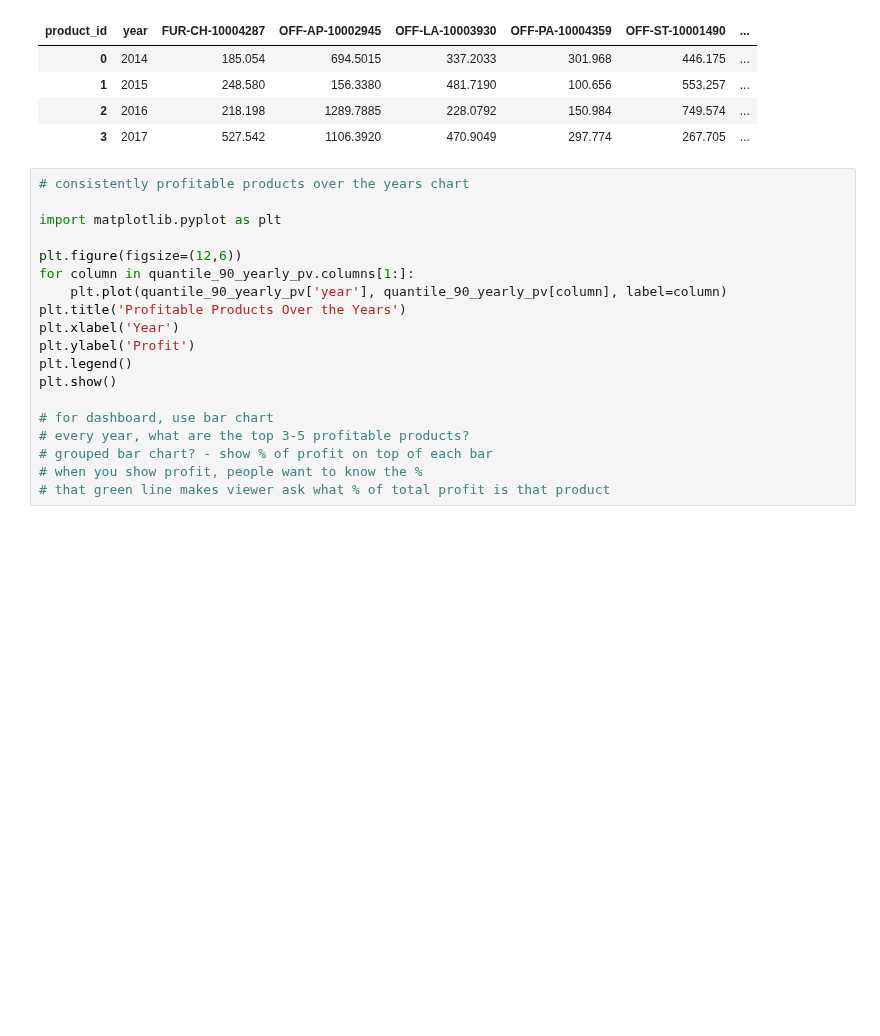
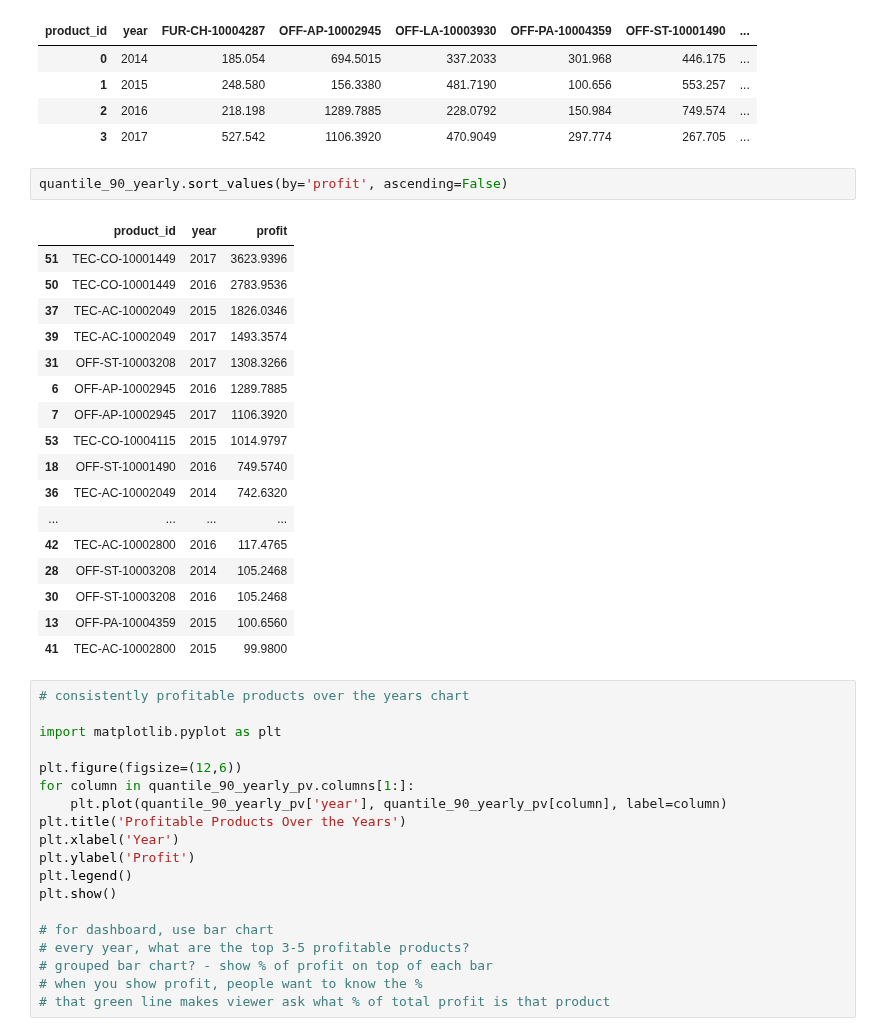
Before and after one commit to Dilcia19/superstore, a Jupyter notebook: notebooks/analysis_in_py.ipynb, the cells around one changed output. Cells and saved outputs as stored; diff of their text form; blank space fills up the shorter version.

```diff
--- a/notebooks/analysis_in_py.ipynb
+++ b/notebooks/analysis_in_py.ipynb
@@ -774,6 +772,26 @@ quantile_90_yearly_pv
 | 1 | 2015 | 248.580 | 156.3380 | 481.7190 | 100.656 | 553.257 | ... |
 | 2 | 2016 | 218.198 | 1289.7885 | 228.0792 | 150.984 | 749.574 | ... |
 | 3 | 2017 | 527.542 | 1106.3920 | 470.9049 | 297.774 | 267.705 | ... |
+# %%
+quantile_90_yearly.sort_values(by='profit', ascending=False)
+# %% [output]
+|  | product_id | year | profit |
+| 51 | TEC-CO-10001449 | 2017 | 3623.9396 |
+| 50 | TEC-CO-10001449 | 2016 | 2783.9536 |
+| 37 | TEC-AC-10002049 | 2015 | 1826.0346 |
+| 39 | TEC-AC-10002049 | 2017 | 1493.3574 |
+| 31 | OFF-ST-10003208 | 2017 | 1308.3266 |
+| 6 | OFF-AP-10002945 | 2016 | 1289.7885 |
+| 7 | OFF-AP-10002945 | 2017 | 1106.3920 |
+| 53 | TEC-CO-10004115 | 2015 | 1014.9797 |
+| 18 | OFF-ST-10001490 | 2016 | 749.5740 |
+| 36 | TEC-AC-10002049 | 2014 | 742.6320 |
+| ... | ... | ... | ... |
+| 42 | TEC-AC-10002800 | 2016 | 117.4765 |
+| 28 | OFF-ST-10003208 | 2014 | 105.2468 |
+| 30 | OFF-ST-10003208 | 2016 | 105.2468 |
+| 13 | OFF-PA-10004359 | 2015 | 100.6560 |
+| 41 | TEC-AC-10002800 | 2015 | 99.9800 |
 # %%
 # consistently profitable products over the years chart
 
```
Also changed, not shown: parts of 2 cells of this notebook.
